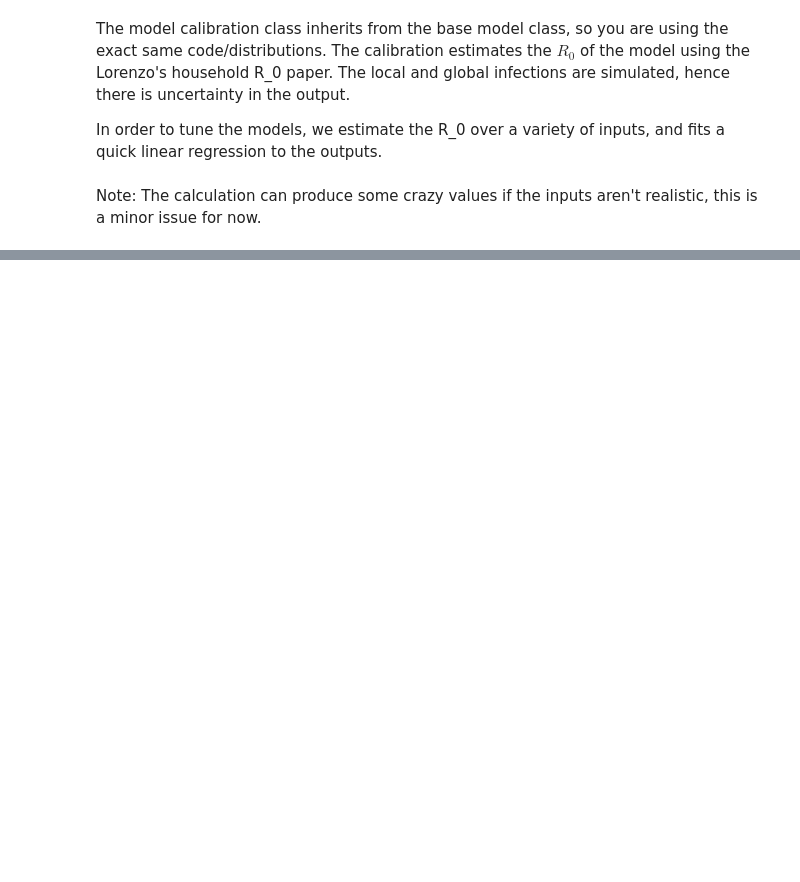
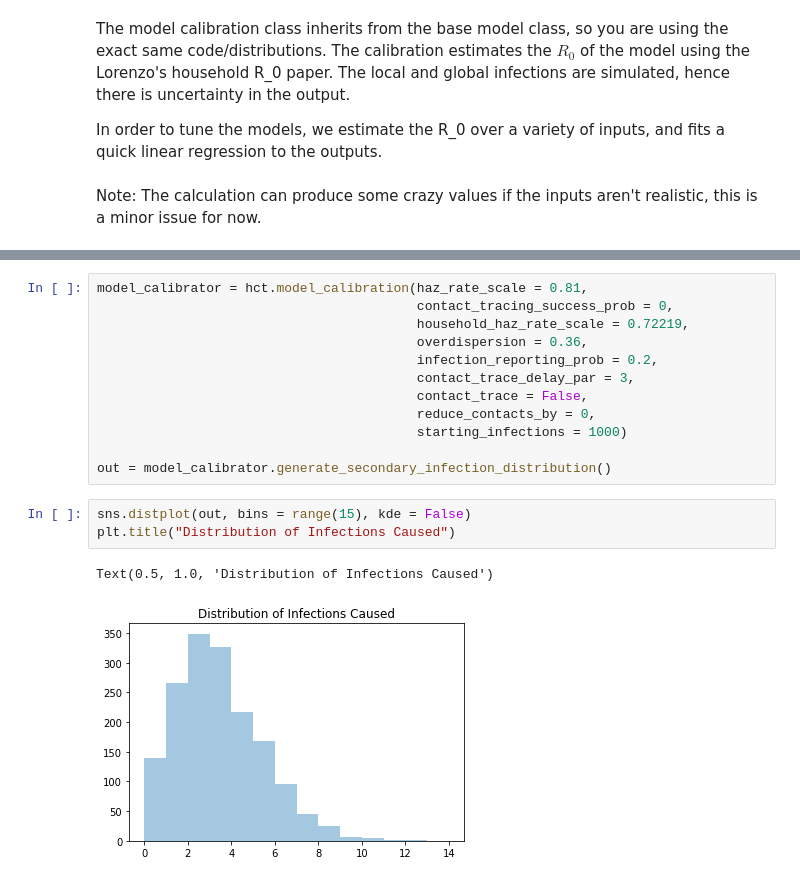
Before and after one commit to foobacca/household-contact-tracing, a Jupyter notebook: Calibration.ipynb, the cells around one changed output, grey strips where cells are left out. Cells and saved outputs as stored; diff of their text form; blank space fills up the shorter version.

```diff
--- a/Calibration.ipynb
+++ b/Calibration.ipynb
@@ -53,0 +137,18 @@ plot = sns.lmplot("hazard_rate_scale", "R0_estimate", data)
+# %%
+model_calibrator = hct.model_calibration(haz_rate_scale = 0.81,
+                                         contact_tracing_success_prob = 0,
+                                         household_haz_rate_scale = 0.72219,
+                                         overdispersion = 0.36,
+                                         infection_reporting_prob = 0.2,
+                                         contact_trace_delay_par = 3,
+                                         contact_trace = False,
+                                         reduce_contacts_by = 0,
+                                         starting_infections = 1000)
+
+out = model_calibrator.generate_secondary_infection_distribution()
+# %%
+sns.distplot(out, bins = range(15), kde = False)
+plt.title("Distribution of Infections Caused")
+# %% [output]
+Text(0.5, 1.0, 'Distribution of Infections Caused')
+[figure, added]
```
Also changed, not shown: parts of 20 cells of this notebook.
